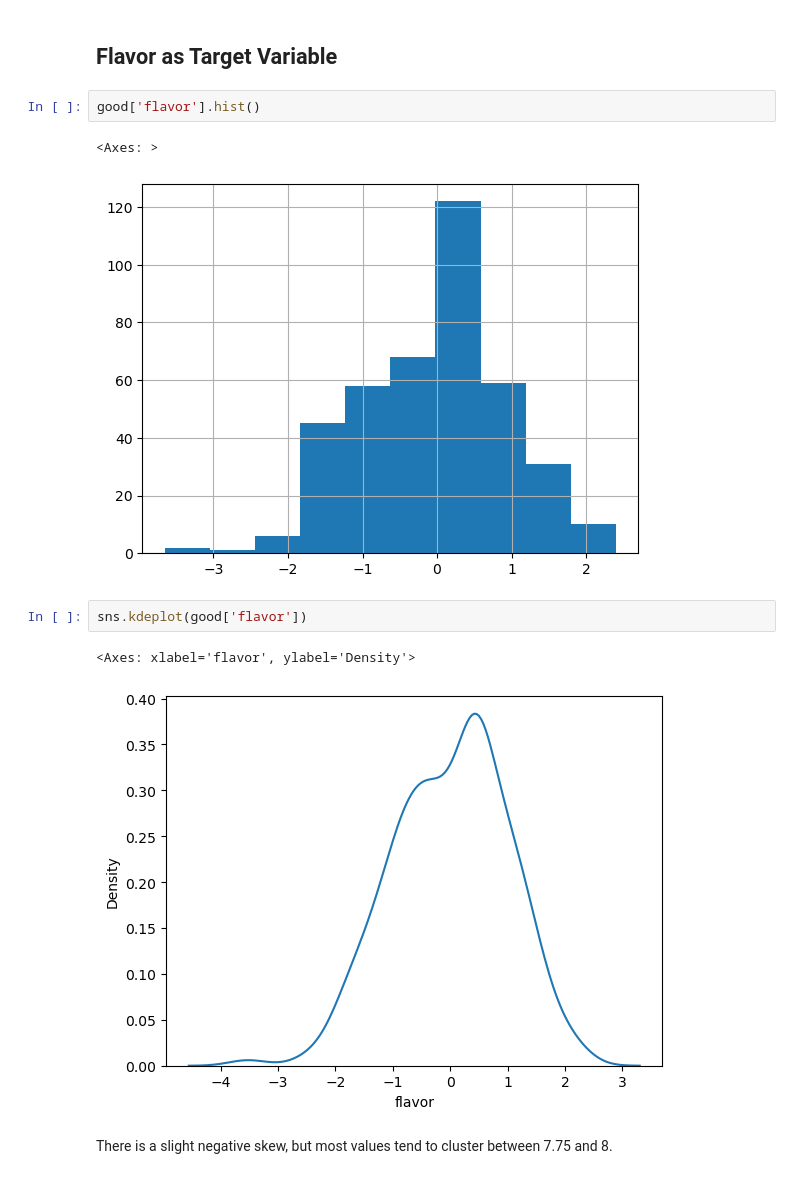
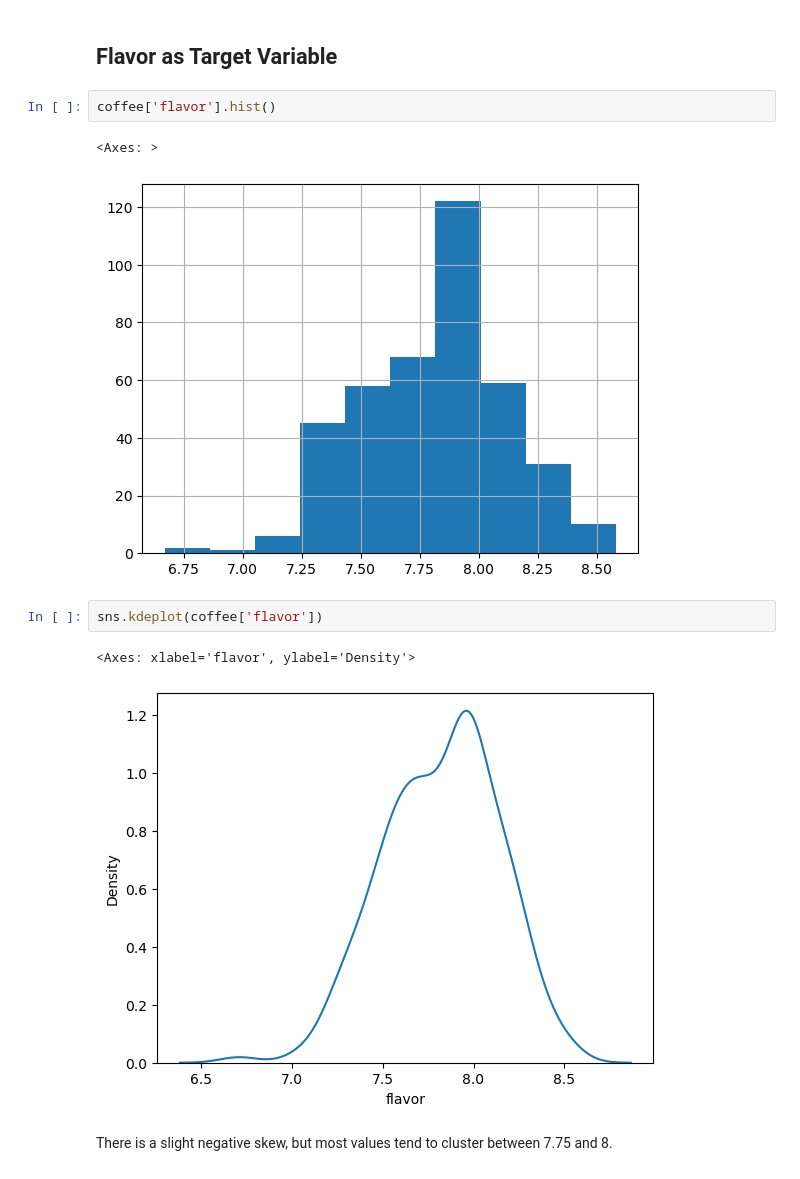
Before and after one commit to ashritakodali/coffee_quality_analysis, a Jupyter notebook: linear_regression_eda.ipynb, the cells around one changed output. Drawn from its saved outputs; the diff is of its cells as text.

```diff
--- a/linear_regression_eda.ipynb
+++ b/linear_regression_eda.ipynb
@@ -103,15 +103,15 @@ px.scatter(coffee, x='acidity', y='moisture', trendline='ols')
 # %% [markdown]
 ## Flavor as Target Variable
 # %%
-good['flavor'].hist()
+coffee['flavor'].hist()
 # %% [output]
 <Axes: >
-[figure, old version]
+[figure, new version]
 # %%
-sns.kdeplot(good['flavor'])
+sns.kdeplot(coffee['flavor'])
 # %% [output]
 <Axes: xlabel='flavor', ylabel='Density'>
-[figure, old version]
+[figure, new version]
 # %% [markdown]
 There is a slight negative skew, but most values tend to cluster between 7.75 and 8.
 # %% [markdown]
```
Also changed, not shown: parts of 19 cells of this notebook, 2 other files.
